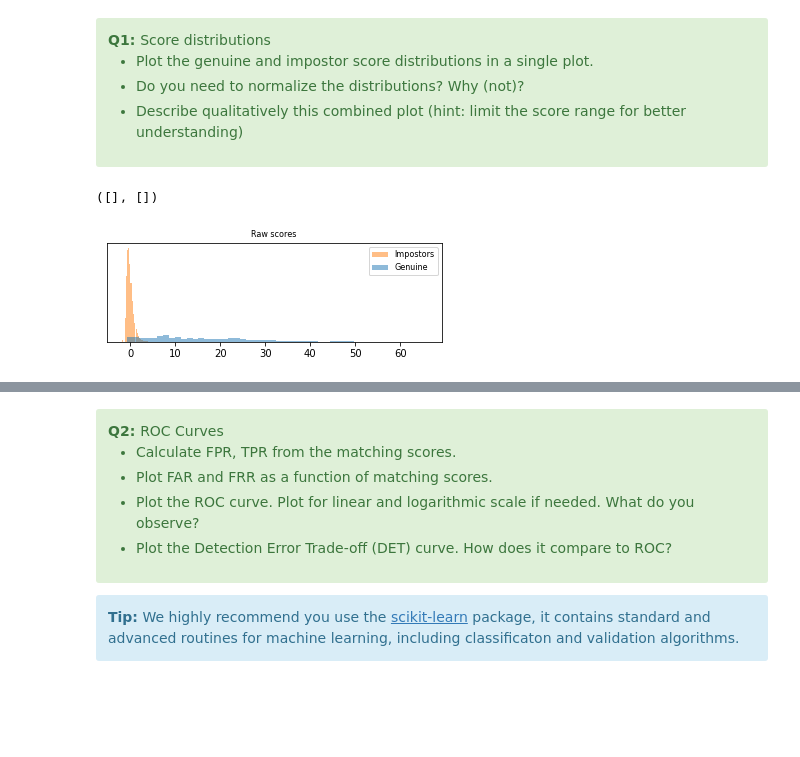
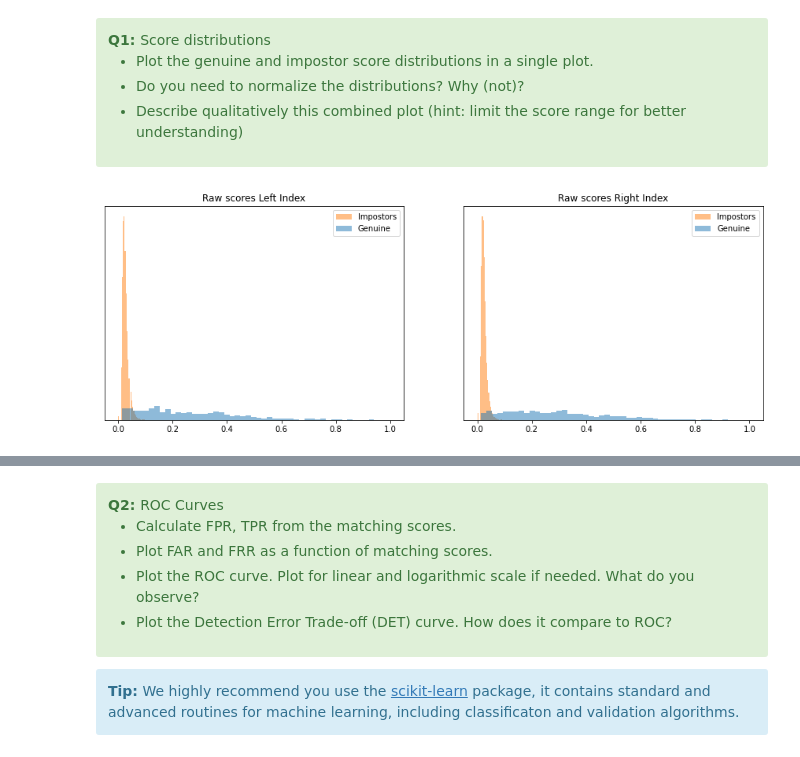
Before and after one commit to haroldsnyers/biometrics, a Jupyter notebook: Assignment1/assignment_1_2022.ipynb, the cells around one changed output, grey strips where cells are left out. Drawn from its saved outputs; the diff is of its cells as text; code cells hidden in the pictures; blank space fills up the shorter version.

```diff
--- a/Assignment1/assignment_1_2022.ipynb
+++ b/Assignment1/assignment_1_2022.ipynb
@@ -160,22 +167,17 @@ from scipy.stats import zscore
 # %%
 genuine_li = df['li_scores'][df['li_genuine'] == 1]
 imposter_li = df['li_scores'][df['li_genuine'] == 0]
+genuine_ri = df['ri_scores'][df['ri_genuine'] == 1]
+imposter_ri = df['ri_scores'][df['ri_genuine'] == 0]
-# %%
-# PLOTTING
-figure = plt.subplot(2, 1, 1)
-ax = figure.axes
-plt.title("Raw scores", fontsize=8)
-plt.hist(imposter_li,
-         label='Impostors', density=True,
-         color='C1', alpha=0.5, bins=50)
-plt.hist(genuine_li,
-         label='Genuine', density=True,
-         color='C0', alpha=0.5, bins=50)
-plt.legend(fontsize=8)
-plt.yticks([], [])
-# %% [output]
-([], [])
-[figure, removed]
+# %%
+# PLOTTING
+figure, [ax_li, ax_ri] = plt.subplots(1, 2, figsize=(15, 5))
+# left index
+metrics.plot_score_distribution(ax_li, imposter_li, genuine_li, "Left Index")
+# right index
+metrics.plot_score_distribution(ax_ri, imposter_ri, genuine_ri, "Right Index")
+# %% [output]
+[figure, added]
 # %%
 """Plot the genuine and imposter score distributions."""
 sns.distplot(imposter_li, label='Imposter')
```
Also changed, not shown: parts of 33 cells of this notebook, 2 other files.
